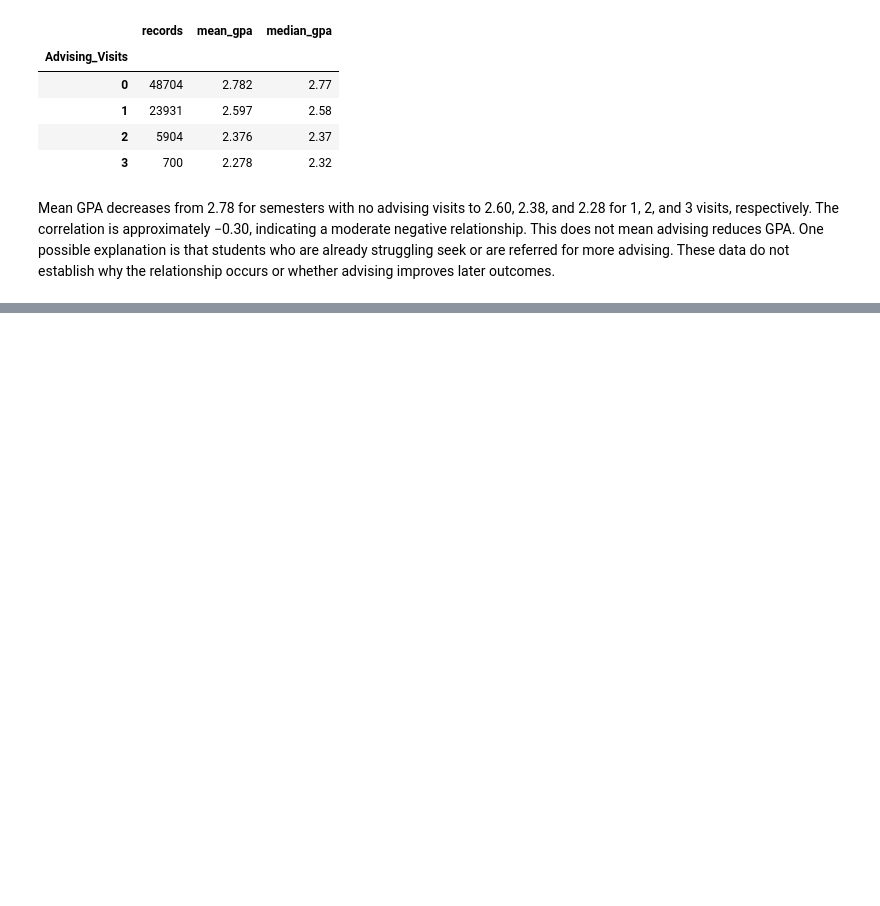
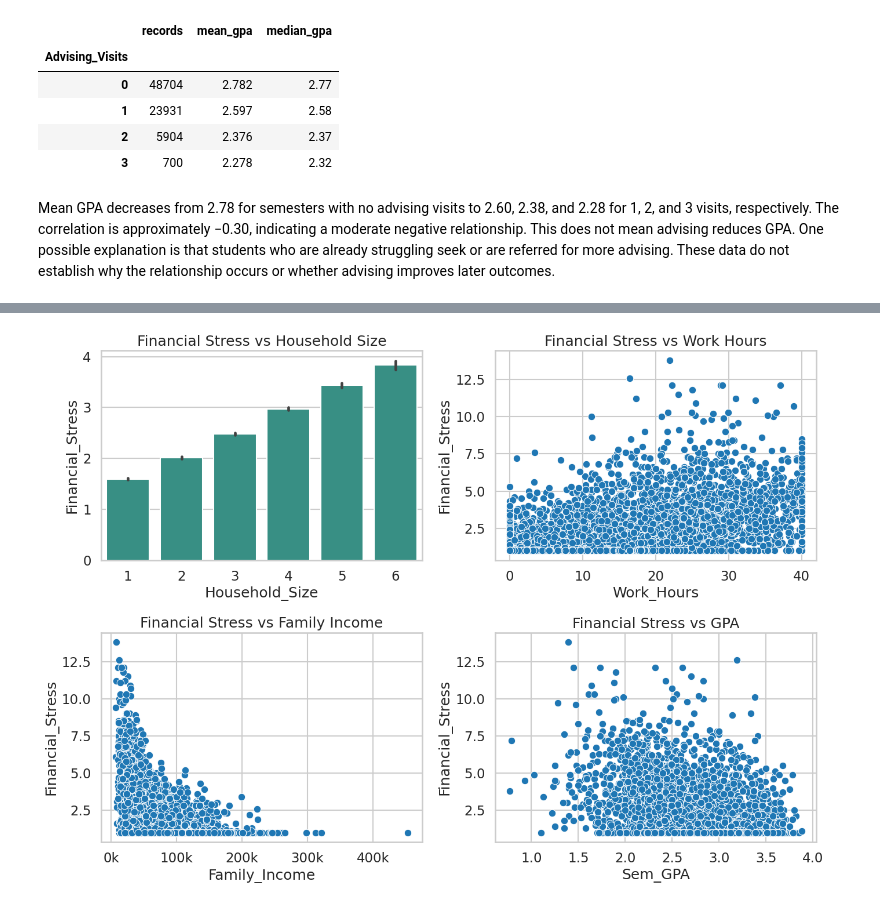
Before and after one commit to mihaighise/student_retention_analysis, a Jupyter notebook: Student_Retention.ipynb, the cells around one changed output, grey strips where cells are left out. Drawn from its saved outputs; the diff is of its cells as text; code cells hidden in the pictures; blank space fills up the shorter version.

```diff
--- a/Student_Retention.ipynb
+++ b/Student_Retention.ipynb
@@ -617,0 +670,31 @@ This does not mean advising reduces GPA. One possible explanation is that studen
+# %%
+# Plot each relationship
+sample = df.sample(frac=0.05, random_state=42)  # use 5% of rows so the scatter plots are readable
+
+fig, axes = plt.subplots(2, 2, figsize=(14, 10))
+
+# 1) Household size: average stress for each household size
+sns.barplot(data=df, x='Household_Size', y='Financial_Stress', color='#2A9D8F', ax=axes[0, 0])
+axes[0, 0].set_title('Financial Stress vs Household Size')
+
+# 2-4) Scatter plot with a trend line
+sns.scatterplot(data=sample, x='Work_Hours', y='Financial_Stress',
+            ax=axes[0, 1])
+axes[0, 1].set_title('Financial Stress vs Work Hours')
+
+sns.scatterplot(data=sample[sample['Family_Income_Missing'] == 0],
+            x='Family_Income', y='Financial_Stress',
+            ax=axes[1, 0],
+            )
+axes[1, 0].set_title('Financial Stress vs Family Income')
+
+sns.scatterplot(data=sample, x='Sem_GPA', y='Financial_Stress', ax=axes[1, 1])
+axes[1, 1].set_title('Financial Stress vs GPA')
+
+# Trim big income number such as 100.000 to 100k
+axes[1, 0].xaxis.set_major_formatter(FuncFormatter(lambda x, pos: f'{x/1000:.0f}k'))
+
+plt.tight_layout()
+plt.show()
+# %% [output]
+[figure, added]
```
Also changed, not shown: parts of 9 cells of this notebook.
